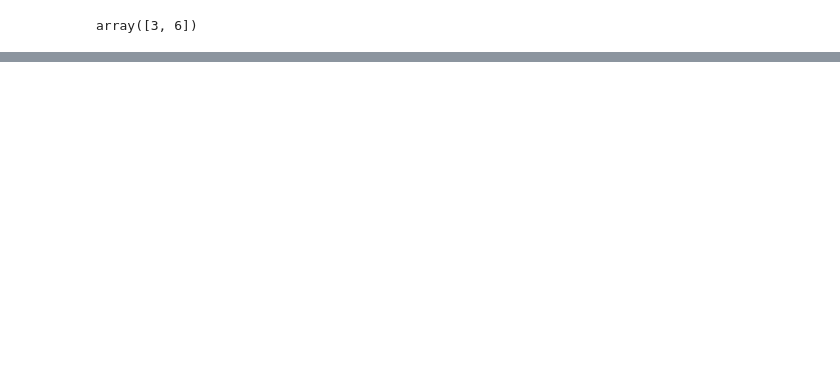
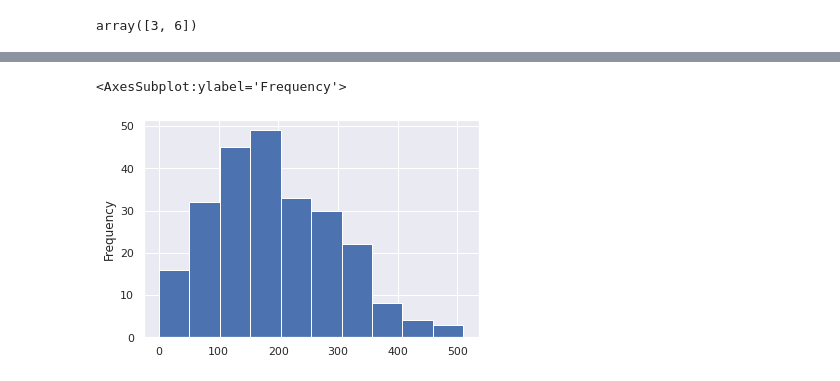
Before and after one commit to Frostcyanide/MDST_tutorial, a Jupyter notebook: tutorial2/Numpy and Pandas.ipynb, the cells around one changed output, grey strips where cells are left out. Cells and saved outputs as stored; diff of their text form; code cells hidden in the pictures; blank space fills up the shorter version.

```diff
--- a/tutorial2/Numpy and Pandas.ipynb
+++ b/tutorial2/Numpy and Pandas.ipynb
@@ -719,4 +732,8 @@ starbucks.groupby("Calories")[]
 # %%
 # plot the distribution of the number of calories in drinks using matplotlib
+starbucks["Calories"].plot.hist()
+# %% [output]
+<AxesSubplot:ylabel='Frequency'>
+[figure, added]
 # %%
 # plot the same distribution using seaborn. what about a density plot instead?
```
Also changed, not shown: parts of 17 cells of this notebook.
